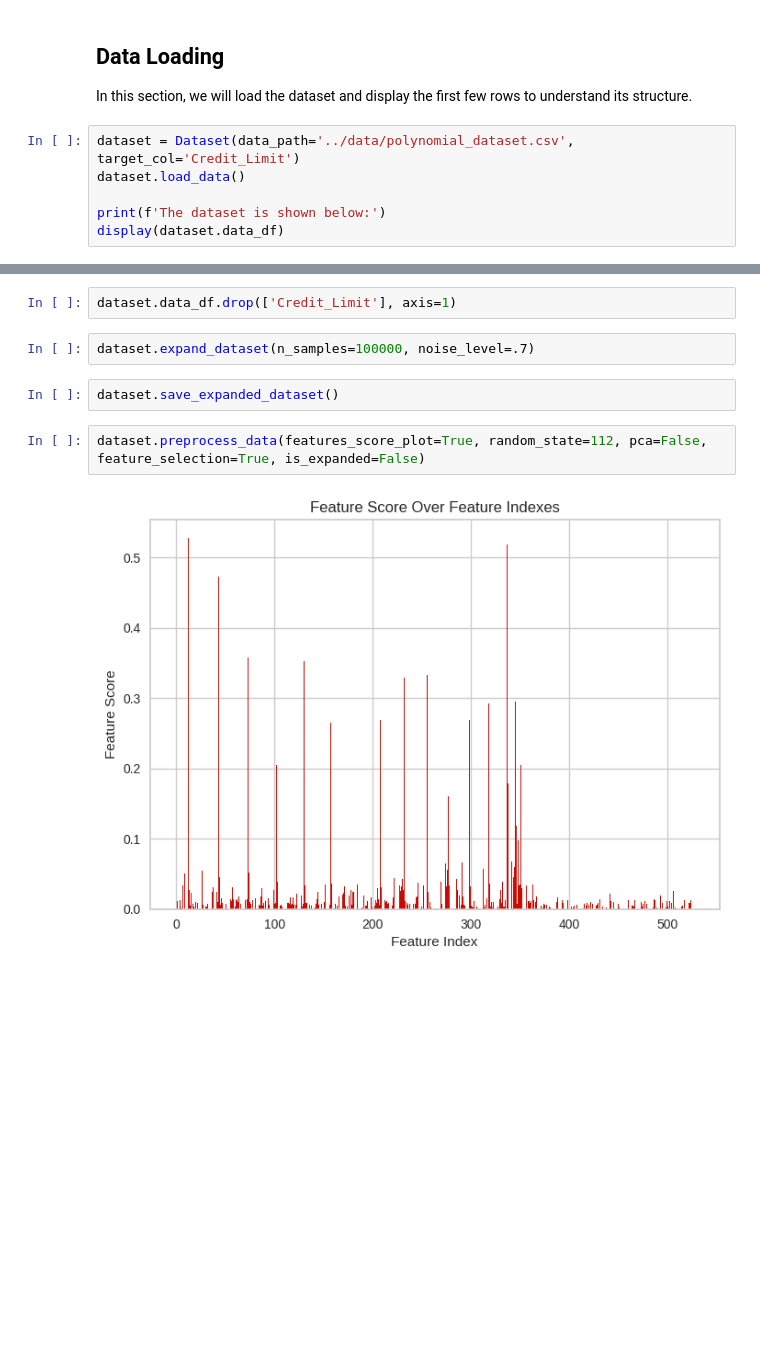
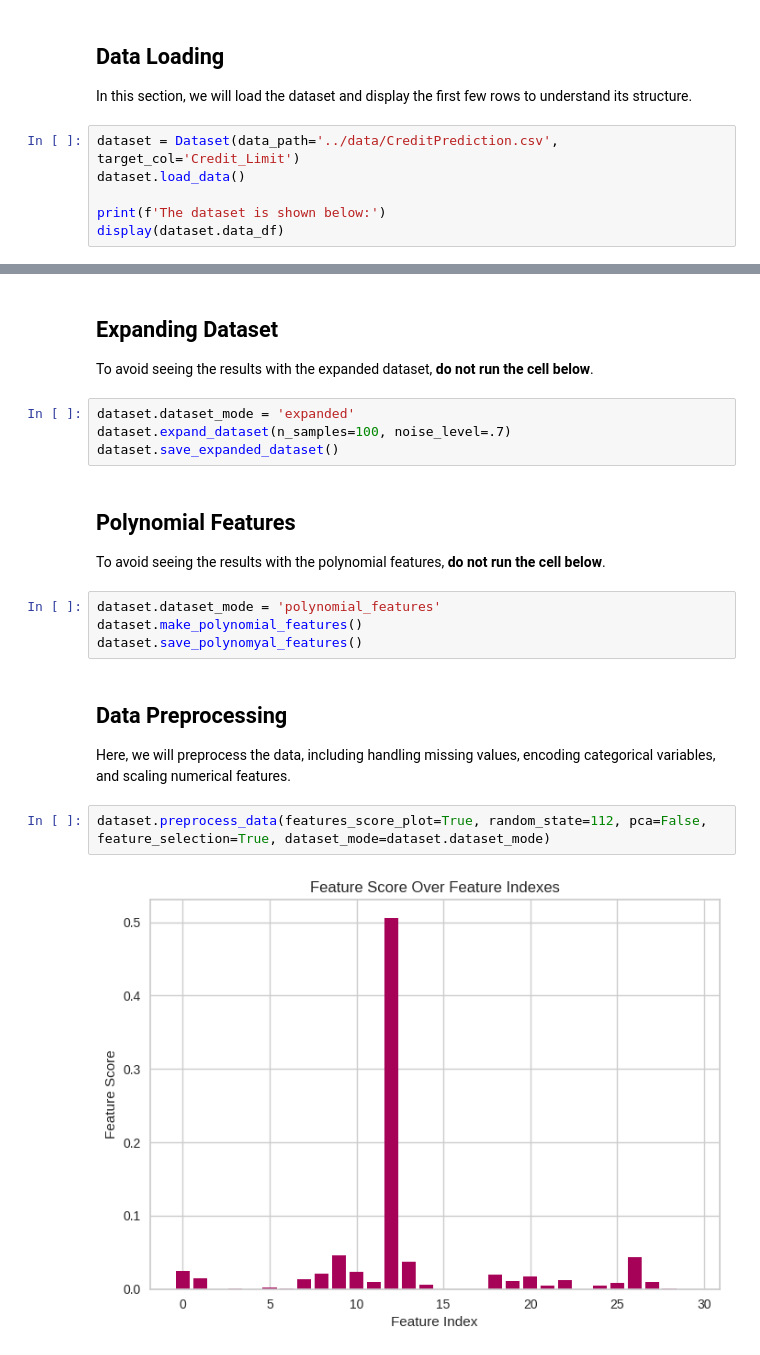
Before and after one commit to KIa-MEL/Credit-Limit-Prediction-Using-Neural-Networks, a Jupyter notebook: src/main.ipynb, the cells around one changed output, grey strips where cells are left out. Drawn from its saved outputs; the diff is of its cells as text; blank space fills up the shorter version.

```diff
--- a/src/main.ipynb
+++ b/src/main.ipynb
@@ -47,7 +51,7 @@ The device is: cuda
 ## **Data Loading**
 In this section, we will load the dataset and display the first few rows to understand its structure.
 # %%
-dataset = Dataset(data_path='../data/polynomial_dataset.csv', target_col='Credit_Limit')
+dataset = Dataset(data_path='../data/CreditPrediction.csv', target_col='Credit_Limit')
 dataset.load_data()
 
 print(f'The dataset is shown below:')
@@ -70,10 +74,21 @@ The dataset is shown below:
-# %%
-dataset.data_df.drop(['Credit_Limit'], axis=1)
+# %% [markdown]
+## Expanding Dataset
+To avoid seeing the results with the expanded dataset, **do not run the cell below**.
 # %%
-dataset.expand_dataset(n_samples=100000, noise_level=.7)
+dataset.dataset_mode = 'expanded'
+dataset.expand_dataset(n_samples=100, noise_level=.7)
+dataset.save_expanded_dataset()
-# %%
-dataset.save_expanded_dataset()
+# %% [markdown]
+## Polynomial Features
+To avoid seeing the results with the polynomial features, **do not run the cell below**.
+# %%
+dataset.dataset_mode = 'polynomial_features'
+dataset.make_polynomial_features()
+dataset.save_polynomyal_features()
+# %% [markdown]
+## **Data Preprocessing**
+Here, we will preprocess the data, including handling missing values, encoding categorical variables, and scaling numerical features.
 # %%
-dataset.preprocess_data(features_score_plot=True, random_state=112, pca=False, feature_selection=True, is_expanded=False)
+dataset.preprocess_data(features_score_plot=True, random_state=112, pca=False, feature_selection=True, dataset_mode=dataset.dataset_mode)
 # %% [output]
-[figure, old version]
+[figure, new version]
```
Also changed, not shown: parts of 42 cells of this notebook, 4 other files.
